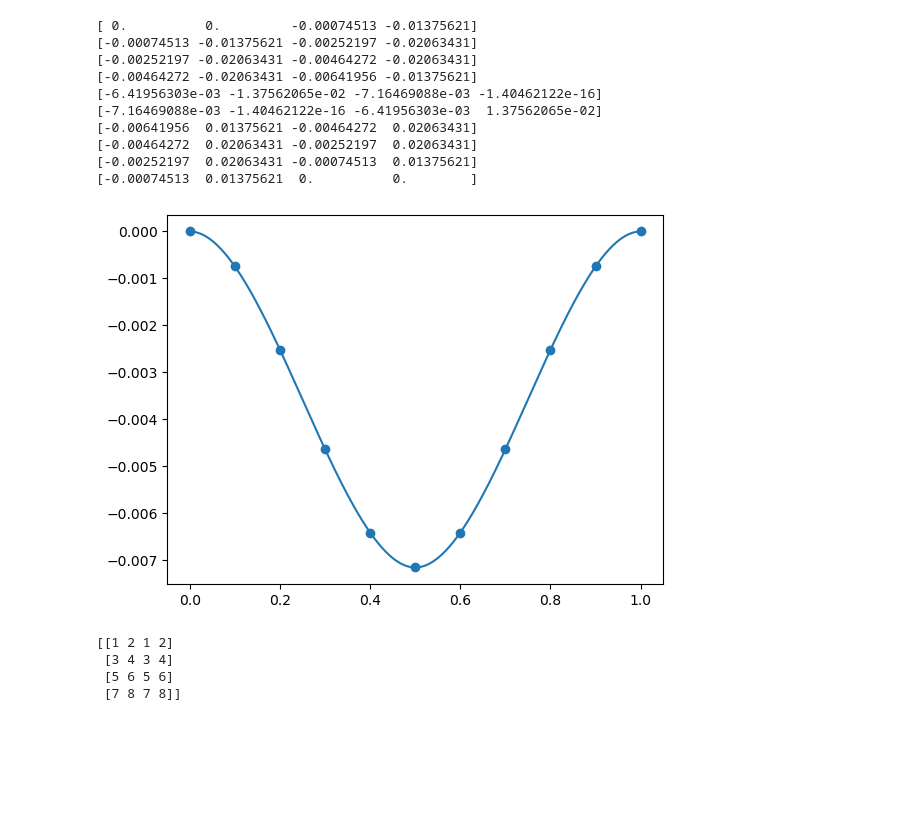
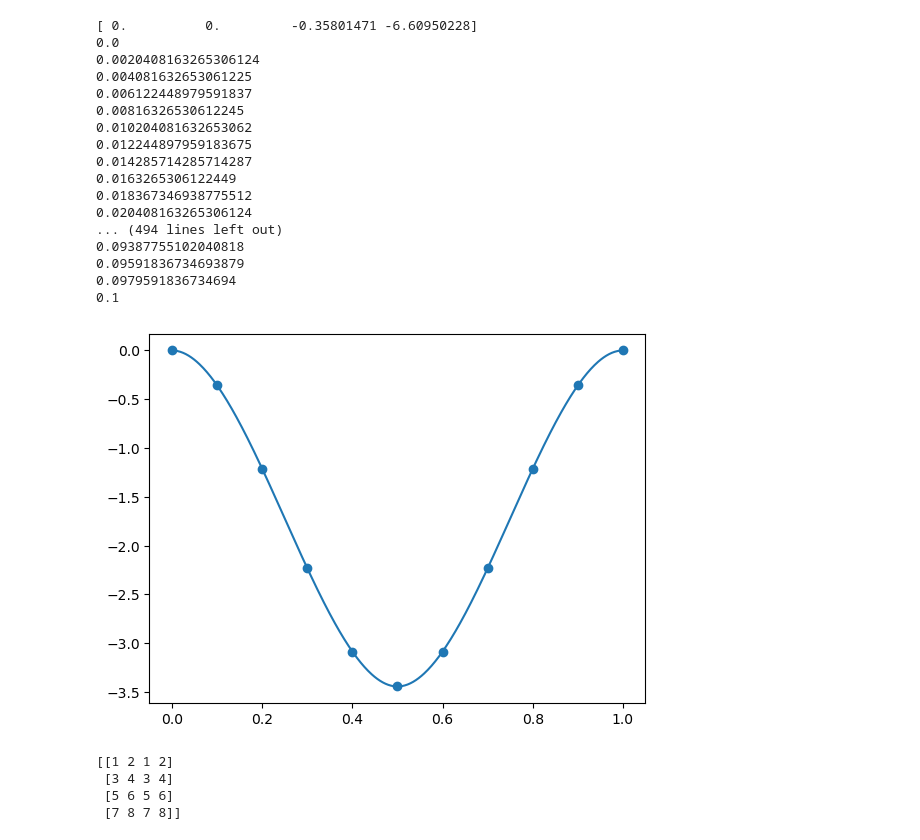
Before and after one commit to NathanielHargan/UAV_Optimization, a Jupyter notebook: BeamDeformation_Test.ipynb, the cells around one changed output. Drawn from its saved outputs; the diff is of its cells as text; code cells hidden in the pictures; blank space fills up the shorter version.

```diff
--- a/BeamDeformation_Test.ipynb
+++ b/BeamDeformation_Test.ipynb
@@ -52,7 +52,7 @@ def fixed_wall_deform_calc(beam_type, element_length, element_num):
     assem_index = np.append(force_u_index, displacement_p_index) #2,3,4,5, ... ,0,1
 
     ix = beam_type.cross_section_properties['second moment of area x']
-    e = beam_type.material["elastic modulus"]
+    e = 71700
 
     global_k = np.zeros((k_size ,k_size))
     for i in range(element_num):
@@ -94,44 +94,52 @@ def fixed_wall_deform_calc(beam_type, element_length, element_num):
 
     for i in range(k_size):
         displacement_refactor[assem_index[i]] = displacement[i]
         force_refactor[assem_index[i]] = force[i]
 
     return displacement_refactor,force_refactor
 
 
 def plot_deformation(Disp,L):
     y = []
     x = []
 
     for i in range(0,len(Disp)-2,2):
         x_loc = np.linspace(0, L, 50)
         element_disp = Disp[i:i+4]
         print(element_disp)
         for x_val in x_loc:
+            print(x_val)
             N = beam_interpolate_matrix(x_val,L)
             y_val = N[0] * element_disp[0] + N[1] * element_disp[1] + N[2] * element_disp[2] + N[3] * element_disp[3]
             y = np.append(y,y_val)
             x = np.append(x,x_val + (i/2)*L)
     plt.plot(x, y)
     plt.scatter(np.arange(len(Disp[::2]))*L, Disp[::2])
 
 beam_type_1 = BeamType("annulus", [0.025, 0.0225], "Aluminum7075-T6", "type_1")
 
 element_len = 0.1
 calc_1_disp, calc_1_force = fixed_wall_deform_calc(beam_type_1, element_len, 10)
 plot_deformation(calc_1_disp,element_len)
 # %% [output]
-[ 0.          0.         -0.00074513 -0.01375621]
-[-0.00074513 -0.01375621 -0.00252197 -0.02063431]
-[-0.00252197 -0.02063431 -0.00464272 -0.02063431]
-[-0.00464272 -0.02063431 -0.00641956 -0.01375621]
-[-6.41956303e-03 -1.37562065e-02 -7.16469088e-03 -1.40462122e-16]
-[-7.16469088e-03 -1.40462122e-16 -6.41956303e-03  1.37562065e-02]
-[-0.00641956  0.01375621 -0.00464272  0.02063431]
-[-0.00464272  0.02063431 -0.00252197  0.02063431]
-[-0.00252197  0.02063431 -0.00074513  0.01375621]
-[-0.00074513  0.01375621  0.          0.        ]
+[ 0.          0.         -0.35801471 -6.60950228]
+0.0
+0.0020408163265306124
+0.004081632653061225
+0.006122448979591837
+0.00816326530612245
+0.010204081632653062
+0.012244897959183675
+0.014285714285714287
+0.0163265306122449
+0.018367346938775512
+0.020408163265306124
+... (494 lines left out)
+0.09387755102040818
+0.09591836734693879
+0.0979591836734694
+0.1
-[figure, old version]
+[figure, new version]
 # %%
 import numpy as np
 
```
Also changed, not shown: 3 other files.
